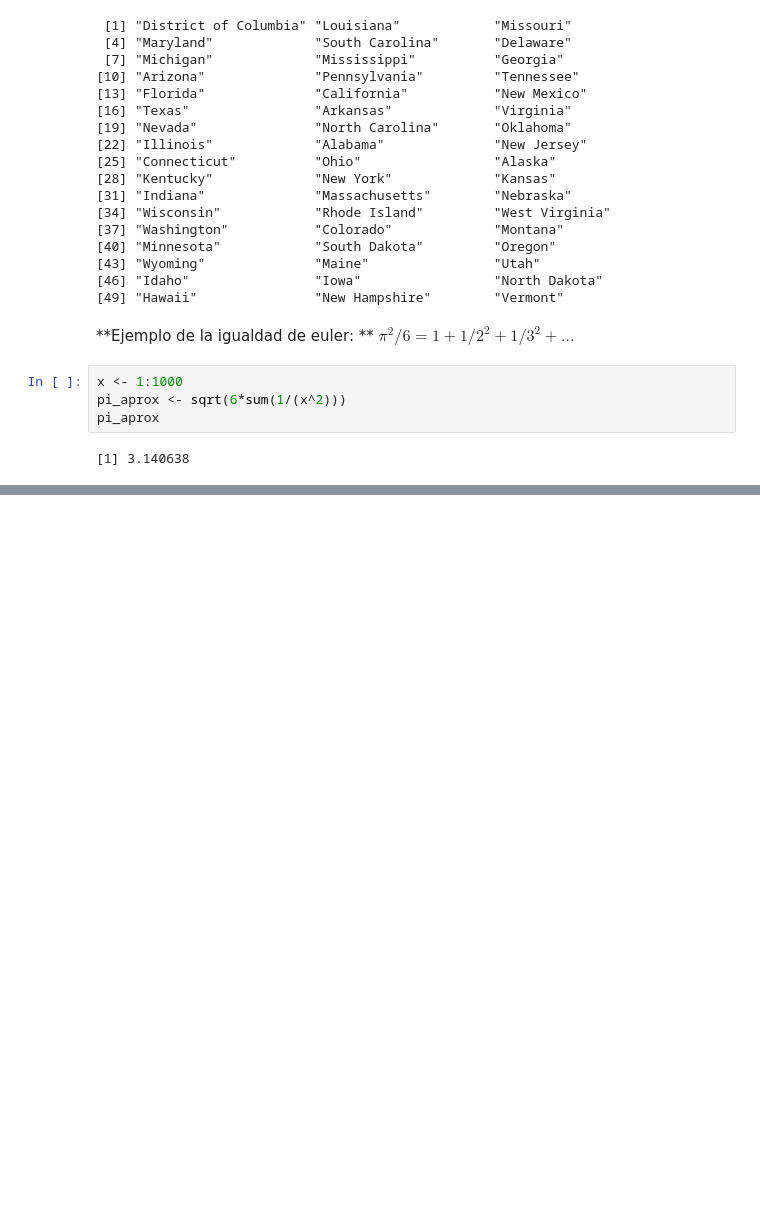
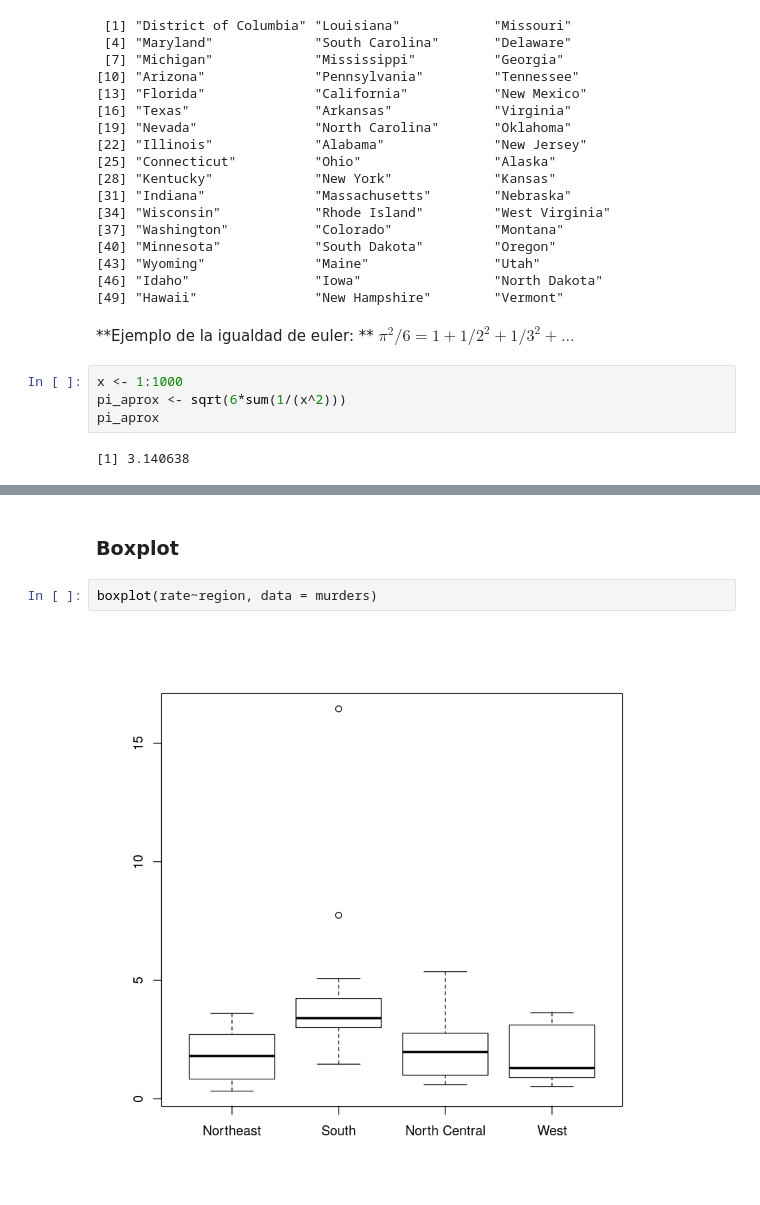
Before and after one commit to emilopez/intro-R, a Jupyter notebook: IntroR.ipynb, the cells around one changed output, grey strips where cells are left out. Drawn from its saved outputs; the diff is of its cells as text; blank space fills up the shorter version.

```diff
--- a/IntroR.ipynb
+++ b/IntroR.ipynb
@@ -403,0 +634,6 @@ pi_aprox
+# %% [markdown]
+### Boxplot
+# %%
+boxplot(rate~region, data = murders)
+# %% [output]
+[figure, added]
```
Also changed, not shown: parts of 67 cells of this notebook.
